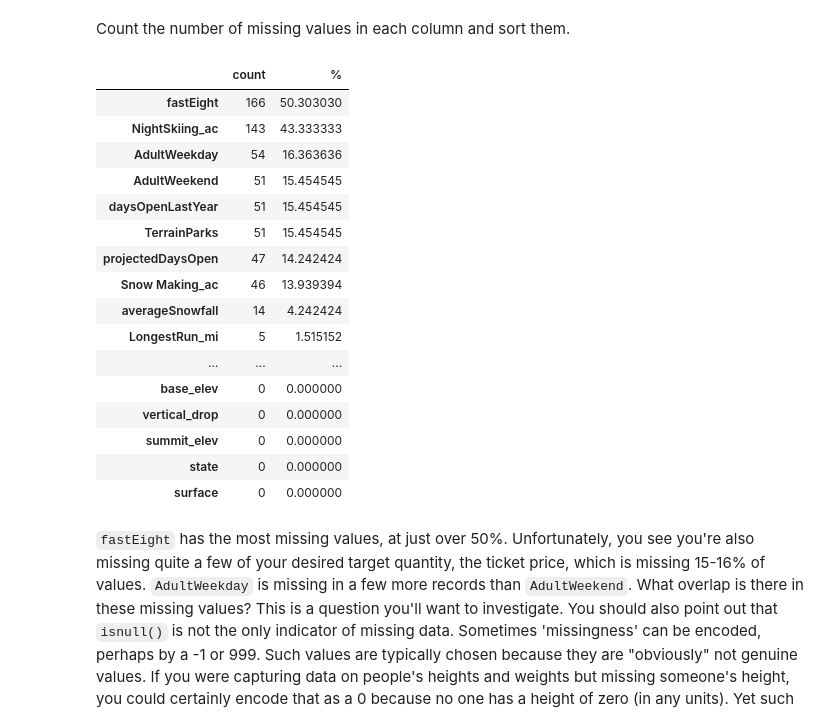
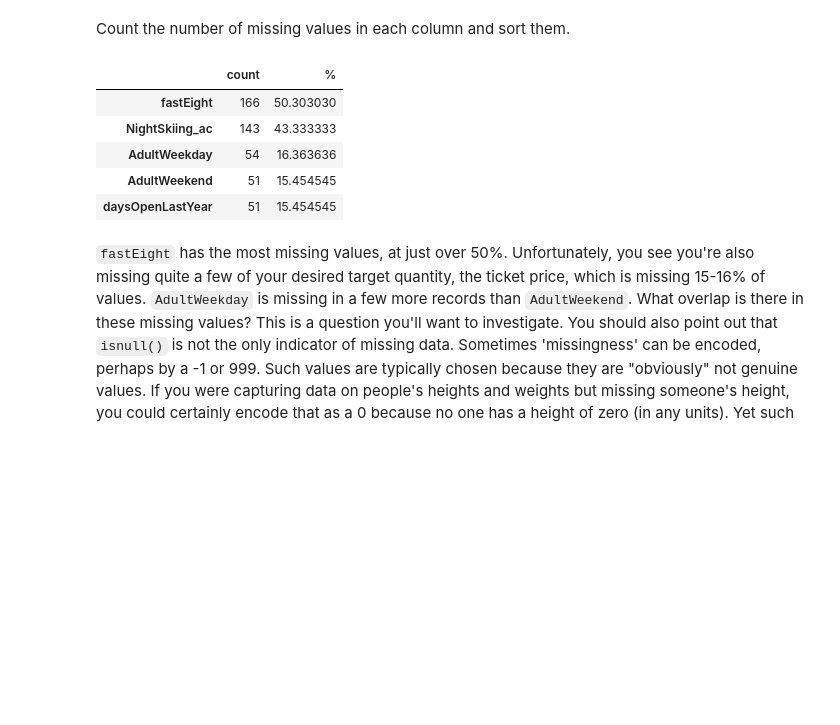
Before and after one commit to moal7113/Capstone-1, a Jupyter notebook: 02_data_wrangling.ipynb, the cells around one changed output. Saved outputs shown, nothing was run; the diff lists cells and outputs as text; code cells hidden in the pictures; blank space fills up the shorter version.

```diff
--- a/02_data_wrangling.ipynb
+++ b/02_data_wrangling.ipynb
@@ -165,30 +165,19 @@ Count the number of missing values in each column and sort them.
 # %%
 #Code task 5#
 #Count (using `.sum()`) the number of missing values (`.isnull()`) in each column of
 #ski_data as well as the percentages (using `.mean()` instead of `.sum()`).
 #Order them (increasing or decreasing) using sort_values
 #Call `pd.concat` to present these in a single table (DataFrame) with the helpful column names 'count' and '%'
-missing = pd.concat([ski_data.isnull().sum(), 100 * ski_data.isnull().mean()], axis=1)
+missing = pd.concat([ski_data.isna().sum(), 100 * ski_data.isna().mean()], axis=1)
 missing.columns=['count', '%']
-missing.sort_values(by= ['count'], ascending=False)
+missing.sort_values(by='count', ascending = False).head()
 # %% [output]
 |  | count | % |
 | fastEight | 166 | 50.303030 |
 | NightSkiing_ac | 143 | 43.333333 |
 | AdultWeekday | 54 | 16.363636 |
 | AdultWeekend | 51 | 15.454545 |
 | daysOpenLastYear | 51 | 15.454545 |
-| TerrainParks | 51 | 15.454545 |
-| projectedDaysOpen | 47 | 14.242424 |
-| Snow Making_ac | 46 | 13.939394 |
-| averageSnowfall | 14 | 4.242424 |
-| LongestRun_mi | 5 | 1.515152 |
-| ... | ... | ... |
-| base_elev | 0 | 0.000000 |
-| vertical_drop | 0 | 0.000000 |
-| summit_elev | 0 | 0.000000 |
-| state | 0 | 0.000000 |
-| surface | 0 | 0.000000 |
 # %% [markdown]
 `fastEight` has the most missing values, at just over 50%. Unfortunately, you see you're also missing quite a few of your desired target quantity, the ticket price, which is missing 15-16% of values. `AdultWeekday` is missing in a few more records than `AdultWeekend`. What overlap is there in these missing values? This is a question you'll want to investigate. You should also point out that `isnull()` is not the only indicator of missing data. Sometimes 'missingness' can be encoded, perhaps by a -1 or 999. Such values are typically chosen because they are "obviously" not genuine values. If you were capturing data on people's heights and weights but missing someone's height, you could certainly encode that as a 0 because no one has a height of zero (in any units). Yet such entries would not be revealed by `isnull()`. Here, you need a data dictionary and/or to spot such values as part of looking for outliers. Someone with a height of zero should definitely show up as an outlier!
 # %% [markdown]
```
Also changed, not shown: parts of 24 cells of this notebook, 3 other files.
